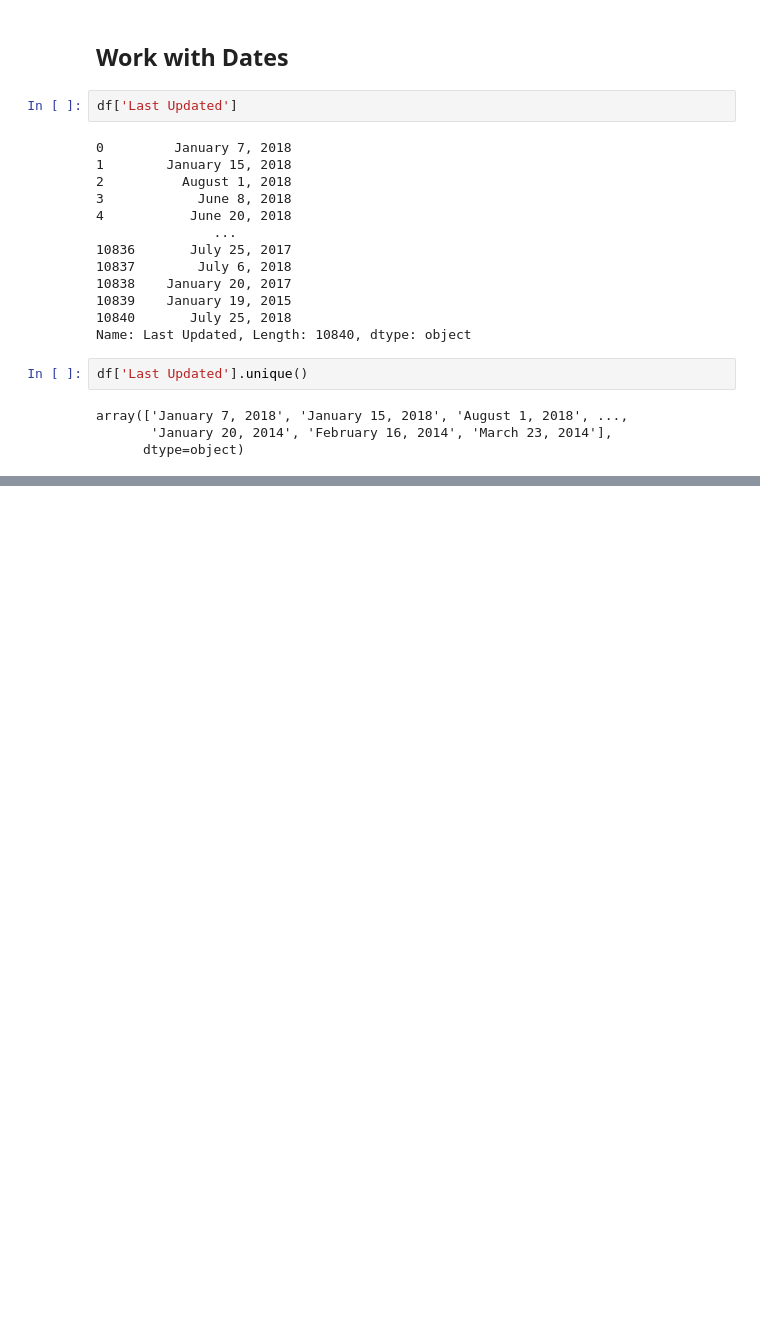
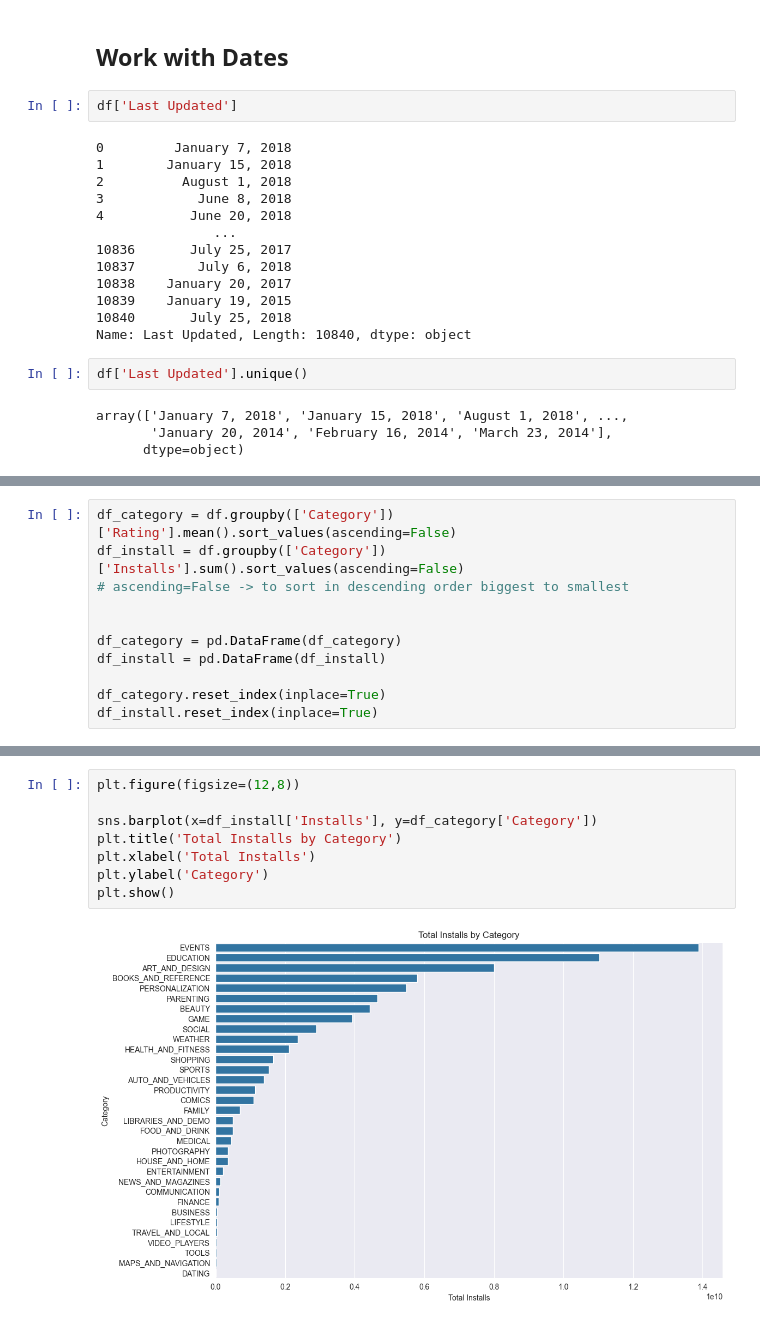
Before and after one commit to Ahmet-Ruchan/ML-Core, a Jupyter notebook: Core/Data Science/DataFrame Operations/6-GooglePlayDatasetEx.ipynb, the cells around one changed output, grey strips where cells are left out. Cells and saved outputs as stored; diff of their text form; blank space fills up the shorter version.

```diff
--- a/Core/Data Science/DataFrame Operations/6-GooglePlayDatasetEx.ipynb
+++ b/Core/Data Science/DataFrame Operations/6-GooglePlayDatasetEx.ipynb
@@ -387,0 +545,11 @@ df.head()
+# %%
+df_category = df.groupby(['Category'])['Rating'].mean().sort_values(ascending=False)
+df_install = df.groupby(['Category'])['Installs'].sum().sort_values(ascending=False)
+# ascending=False -> to sort in descending order biggest to smallest
+
+
+df_category = pd.DataFrame(df_category)
+df_install = pd.DataFrame(df_install)
+
+df_category.reset_index(inplace=True)
+df_install.reset_index(inplace=True)
@@ -387,0 +596,10 @@ df.head()
+# %%
+plt.figure(figsize=(12,8))
+
+sns.barplot(x=df_install['Installs'], y=df_category['Category'])
+plt.title('Total Installs by Category')
+plt.xlabel('Total Installs')
+plt.ylabel('Category')
+plt.show()
+# %% [output]
+[figure, added]
```
Also changed, not shown: parts of 34 cells of this notebook.
